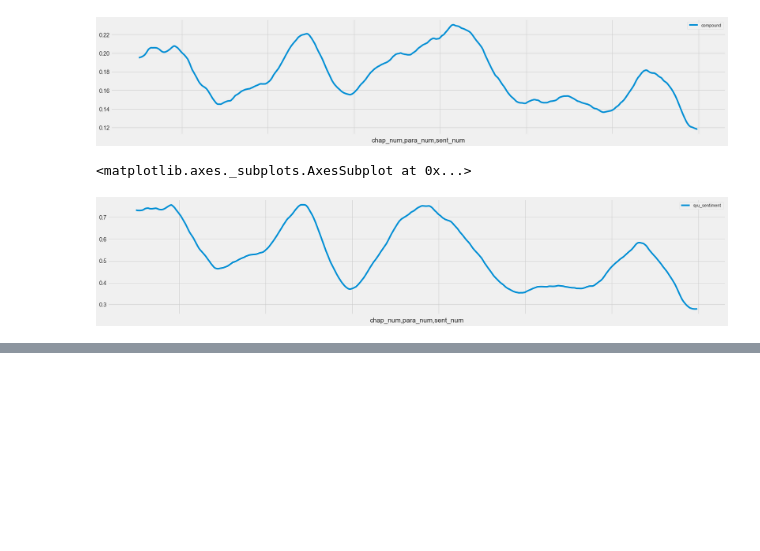
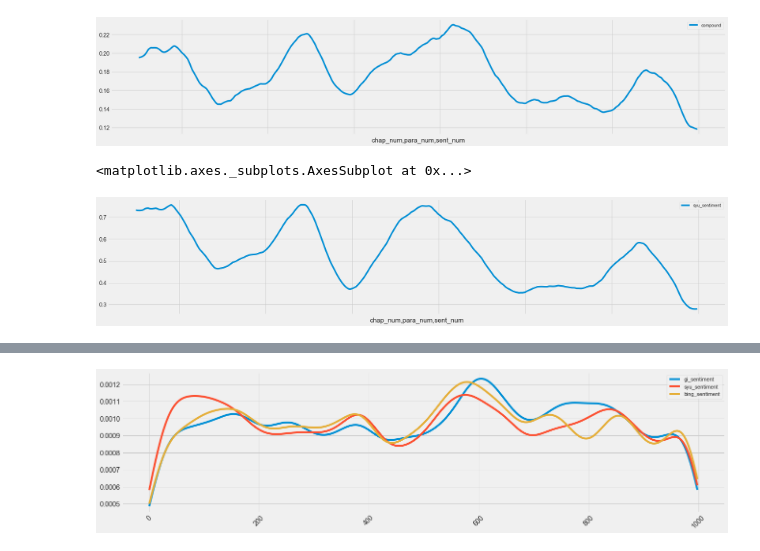
Before and after one commit to UVA-DSI/DS5559, a Jupyter notebook: labs/2019-04-11_Lab11/DS5559_Syuzhet_PERSUASION.ipynb, the cells around one changed output, grey strips where cells are left out. Saved outputs shown, nothing was run; the diff lists cells and outputs as text; code cells hidden in the pictures; blank space fills up the shorter version.

```diff
--- a/labs/2019-04-11_Lab11/DS5559_Syuzhet_PERSUASION.ipynb
+++ b/labs/2019-04-11_Lab11/DS5559_Syuzhet_PERSUASION.ipynb
@@ -678,0 +698,6 @@ by_sent[emo].fillna(0).rolling(**CFG1).mean().plot(**FIG)
+# %%
+plot_sentiment('gi_sentiment', type='kde')
+plot_sentiment('syu_sentiment', type='kde')
+plot_sentiment('bing_sentiment', type='kde')
+# %% [output]
+[figure, added]
```
Also changed, not shown: parts of 9 cells of this notebook, 2 other files.
